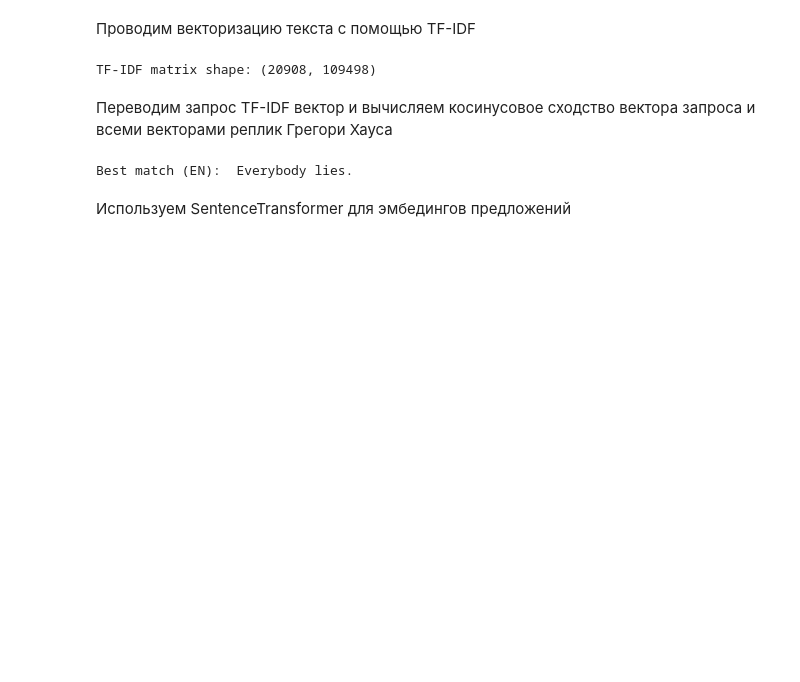
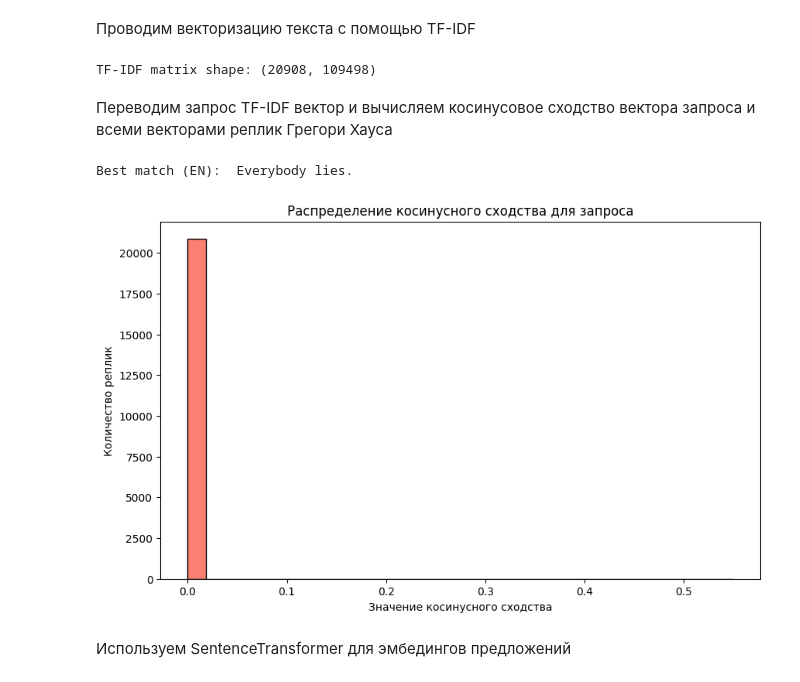
Before and after one commit to vagiztech/NLP_HW1, a Jupyter notebook: HouseMD.ipynb, the cells around one changed output. Drawn from its saved outputs; the diff is of its cells as text; code cells hidden in the pictures; blank space fills up the shorter version.

```diff
--- a/HouseMD.ipynb
+++ b/HouseMD.ipynb
@@ -174,6 +190,21 @@ best_en = find_best_reply(sample_query)
 print("Best match (EN):", best_en)
 # %% [output]
 Best match (EN):  Everybody lies.
+# %%
+query = "Who lies?"
+processed_query = preprocess_text(query)
+query_vec = vectorizer.transform([processed_query])
+similarities = cosine_similarity(query_vec, tfidf_matrix).flatten()
+
+plt.figure(figsize=(10,6))
+plt.hist(similarities, bins=30, color='salmon', edgecolor='black')
+plt.title("Распределение косинусного сходства для запроса")
+plt.xlabel("Значение косинусного сходства")
+plt.ylabel("Количество реплик")
+plt.savefig(f'{path_to_graphs}/{query}.png')
+plt.show()
+# %% [output]
+[figure, added]
 # %% [markdown]
 Используем SentenceTransformer для эмбедингов предложений
 # %%
```
Also changed, not shown: parts of 10 cells of this notebook, 8 other files.
